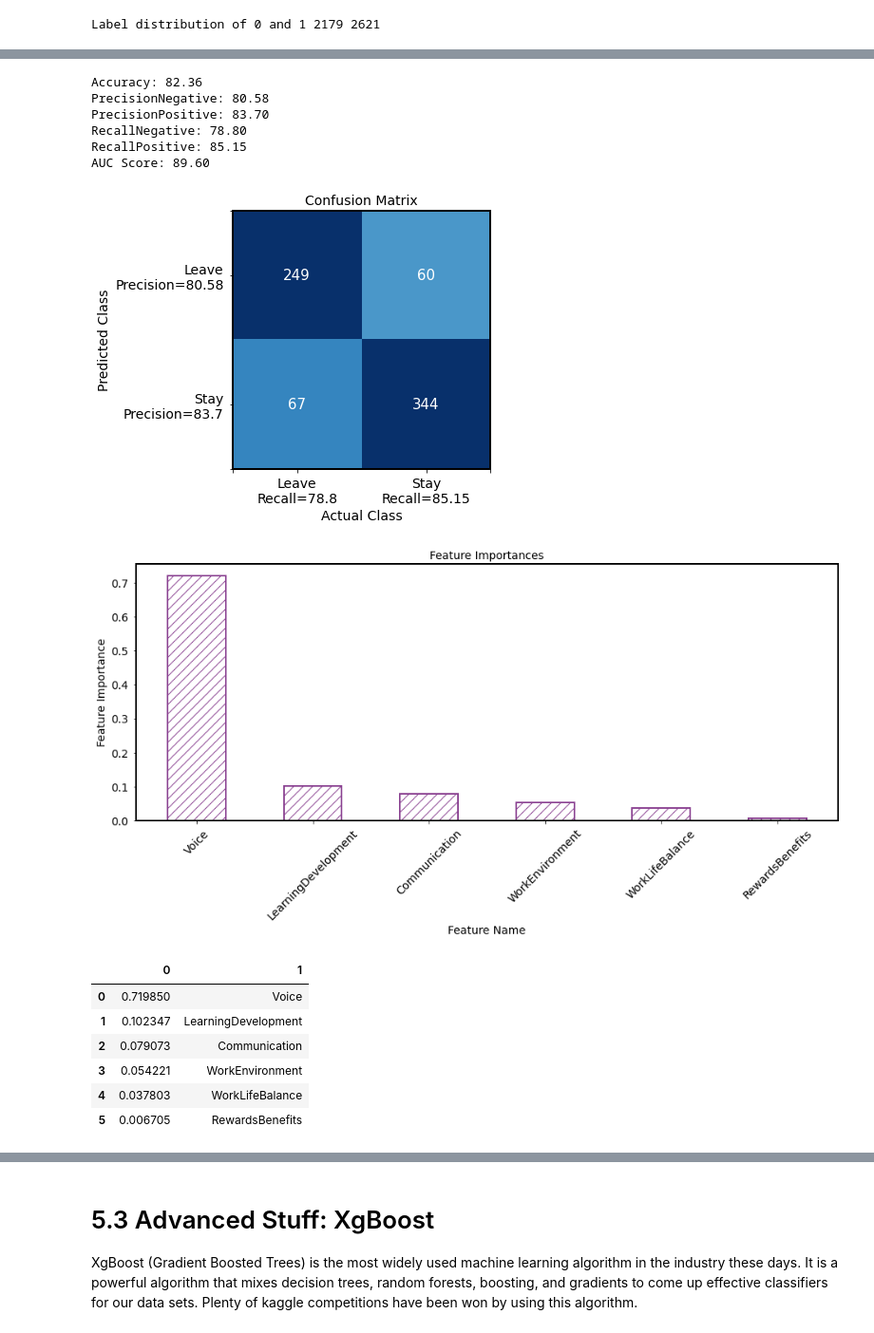
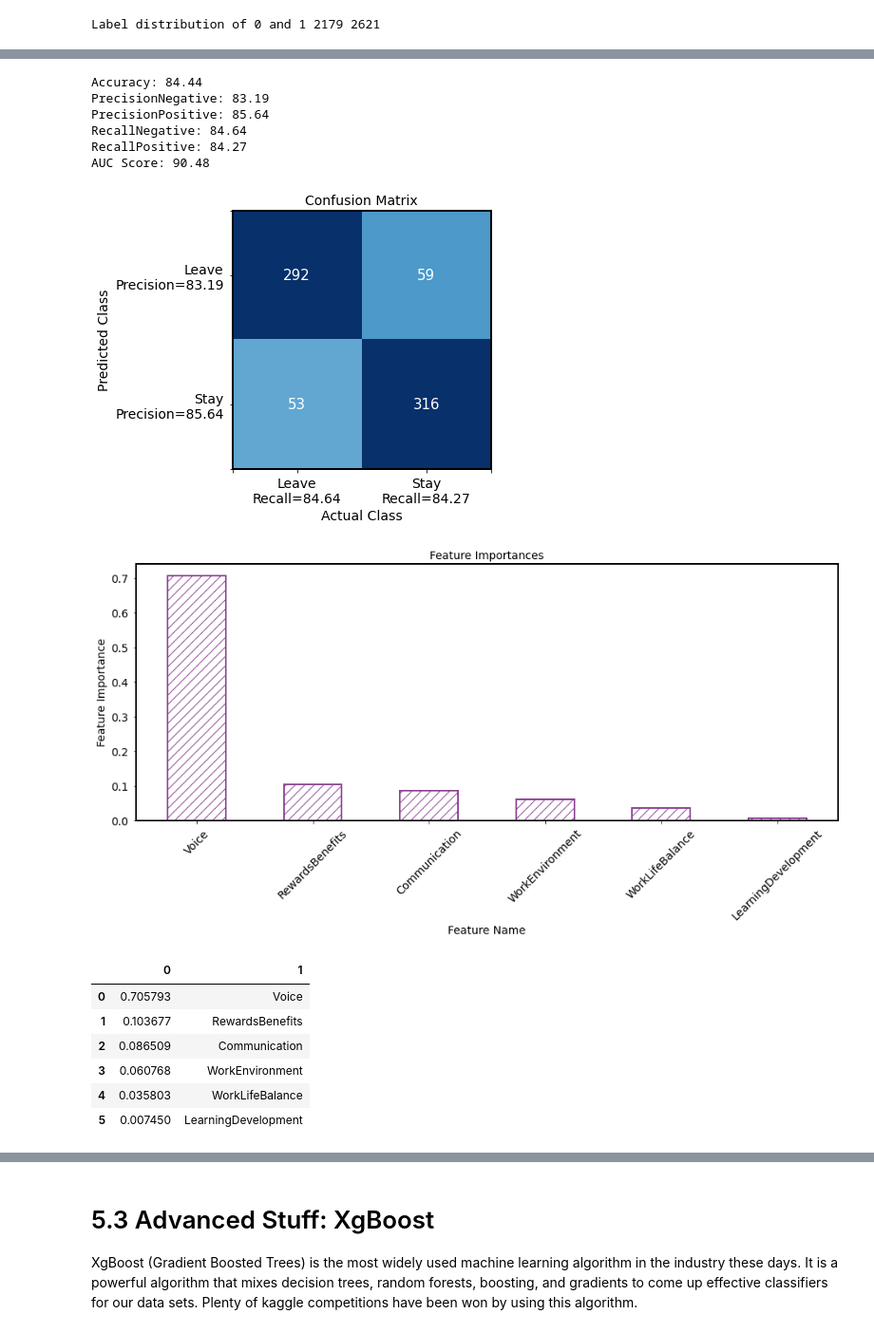
Before and after one commit to greermp/hilton_challenge, a Jupyter notebook: Working.ipynb, the cells around one changed output, grey strips where cells are left out. Shown at 95% size. Drawn from its saved outputs; the diff is of its cells as text; code cells hidden in the pictures.

```diff
--- a/Working.ipynb
+++ b/Working.ipynb
@@ -513,40 +502,40 @@ Best Parameters are:  {'criterion': 'gini', 'max_depth': 4, 'max_features': 3, '
 # %%
-classifierDt = DecisionTreeClassifier(criterion= 'gini', max_depth= 4, max_features= 3, min_samples_leaf= 3,random_state = 1)
+classifierDt = DecisionTreeClassifier(criterion= 'gini', max_depth= 4, max_features= 3, min_samples_leaf= 2,random_state = 1)
 
 # Train the decision tree model using the function .fit
 classifierDt.fit(trainData, trainLabels)
 
 # Calculate training accuracy of the classifier
 trainAccuracy = classifierDt.score(trainData, trainLabels)
 
 # Predict on test data
 predictions = classifierDt.predict(testData) # This will give binary labels e.g 0/1
 predictionProbabilities = classifierDt.predict_proba(testData)
 
 dtGridAUC = calculateMetricsAndPrint(predictions, predictionProbabilities, testLabels)
 
 # Calculate FPR and TPR for use in ROC Curve Variance later on
 falsePositiveRateDtWithGridSearch, truePositiveRateDtWithGridSearch, _ = roc_curve(testLabels, [item[1] for item in predictionProbabilities])
 # %% [output]
-Accuracy: 82.36
-PrecisionNegative: 80.58
-PrecisionPositive: 83.70
-RecallNegative: 78.80
-RecallPositive: 85.15
-AUC Score: 89.60
+Accuracy: 84.44
+PrecisionNegative: 83.19
+PrecisionPositive: 85.64
+RecallNegative: 84.64
+RecallPositive: 84.27
+AUC Score: 90.48
-[figure, old version]
+[figure, new version]
 # %%
 columns=list(dataDT.columns)
 showFeatureImportance(classifierDt, columns)
 # %% [output]
-[figure, old version]
+[figure, new version]
 |  | 0 | 1 |
-| 0 | 0.719850 | Voice |
-| 1 | 0.102347 | LearningDevelopment |
-| 2 | 0.079073 | Communication |
-| 3 | 0.054221 | WorkEnvironment |
-| 4 | 0.037803 | WorkLifeBalance |
-| 5 | 0.006705 | RewardsBenefits |
+| 0 | 0.705793 | Voice |
+| 1 | 0.103677 | RewardsBenefits |
+| 2 | 0.086509 | Communication |
+| 3 | 0.060768 | WorkEnvironment |
+| 4 | 0.035803 | WorkLifeBalance |
+| 5 | 0.007450 | LearningDevelopment |
 # %%
 dot_data = StringIO()
 tree.export_graphviz(classifierDt, out_file=dot_data,
```
Also changed, not shown: parts of 33 cells of this notebook, 6 other files.
